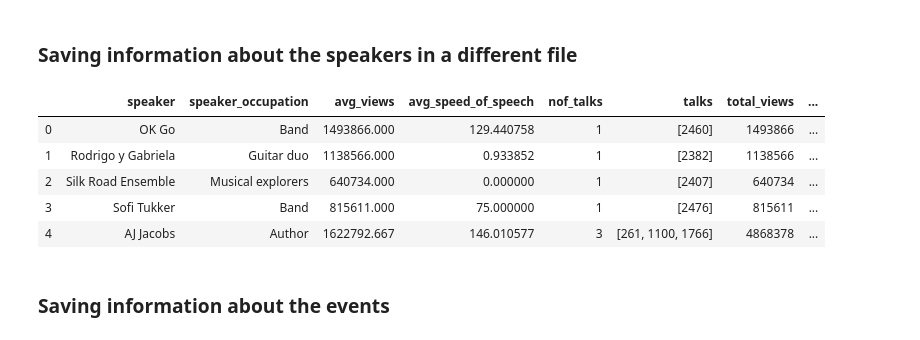
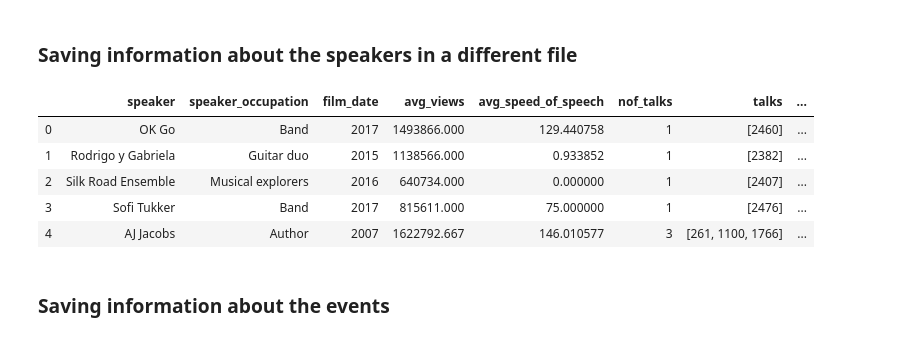
Before and after one commit to tedtalksviz/tedtalksviz.github.io, a Jupyter notebook: Exploratory data analysis.ipynb, the cells around one changed output. Drawn from its saved outputs; the diff is of its cells as text; code cells hidden in the pictures.

```diff
--- a/Exploratory data analysis.ipynb
+++ b/Exploratory data analysis.ipynb
@@ -399,27 +399,34 @@ df.to_csv('resources/ted_main.csv', index=False, header=True)
 # %% [markdown]
 ### Saving information about the speakers in a different file
 # %%
-speaker = df[['main_speaker', 'speaker_occupation', 'title', 'views', 'talk_id', 'speed_of_speech']]
+speaker = df[['main_speaker', 'speaker_occupation', 'title', 'views', 'talk_id', 'speed_of_speech', 'film_date']]
 speaker = speaker.groupby(['main_speaker', 'speaker_occupation'], as_index=False).agg({
+    'film_date': 'min',
     'views': 'sum',
     'speed_of_speech': 'mean',
     'title': 'count',
-    'talk_id': lambda x: x.tolist()
+    'talk_id': lambda x: x.tolist(),
 })
 speaker['total_views'] = speaker['views']
 speaker['views'] = speaker['views'] / speaker['title']
 speaker['views'] = speaker['views'].apply(lambda x: '%.3f' % x).values.tolist()
-speaker.rename(columns={'main_speaker': 'speaker', 'total_views': 'total_views', 'views': 'avg_views', 'speed_of_speech': 'avg_speed_of_speech', 'title': 'nof_talks', 'talk_id': 'talks'}, inplace=True)
+speaker['film_date'] = speaker['film_date'].apply(lambda x: x.year)
+speaker.rename(columns={
+    'main_speaker': 'speaker',
+    'views': 'avg_views',
+    'speed_of_speech': 'avg_speed_of_speech',
+    'title': 'nof_talks',
+    'talk_id': 'talks'}, inplace=True)
 speaker['speaker_id'] = speaker.index
 speaker.to_csv('resources/speaker.csv', index=False, header=True)
 speaker.head(5)
 # %% [output]
-|  | speaker | speaker_occupation | avg_views | avg_speed_of_speech | nof_talks | talks | total_views | ... |
-| 0 | OK Go | Band | 1493866.000 | 129.440758 | 1 | [2460] | 1493866 | ... |
-| 1 | Rodrigo y Gabriela | Guitar duo | 1138566.000 | 0.933852 | 1 | [2382] | 1138566 | ... |
-| 2 | Silk Road Ensemble | Musical explorers | 640734.000 | 0.000000 | 1 | [2407] | 640734 | ... |
-| 3 | Sofi Tukker | Band | 815611.000 | 75.000000 | 1 | [2476] | 815611 | ... |
-| 4 | AJ Jacobs | Author | 1622792.667 | 146.010577 | 3 | [261, 1100, 1766] | 4868378 | ... |
+|  | speaker | speaker_occupation | film_date | avg_views | avg_speed_of_speech | nof_talks | talks | ... |
+| 0 | OK Go | Band | 2017 | 1493866.000 | 129.440758 | 1 | [2460] | ... |
+| 1 | Rodrigo y Gabriela | Guitar duo | 2015 | 1138566.000 | 0.933852 | 1 | [2382] | ... |
+| 2 | Silk Road Ensemble | Musical explorers | 2016 | 640734.000 | 0.000000 | 1 | [2407] | ... |
+| 3 | Sofi Tukker | Band | 2017 | 815611.000 | 75.000000 | 1 | [2476] | ... |
+| 4 | AJ Jacobs | Author | 2007 | 1622792.667 | 146.010577 | 3 | [261, 1100, 1766] | ... |
 # %% [markdown]
 ### Saving information about the events
 # %%
```
Also changed, not shown: parts of 6 cells of this notebook, 1 other file.
